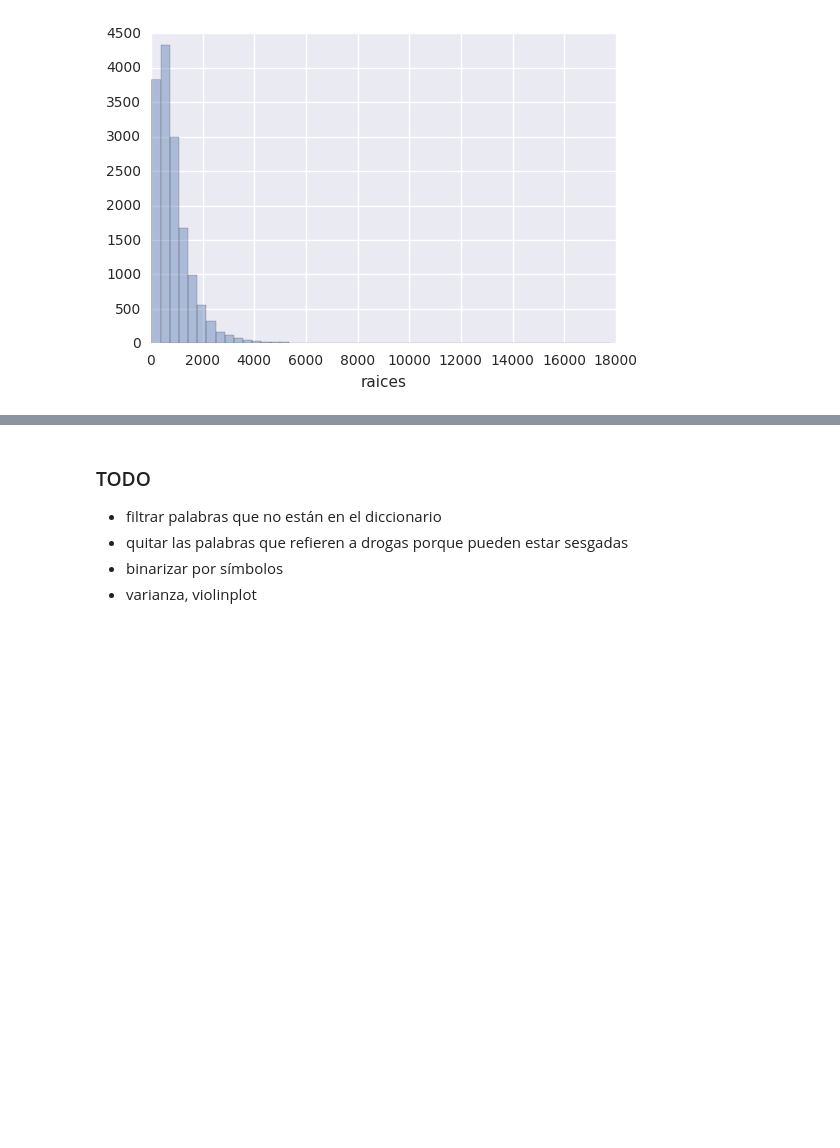
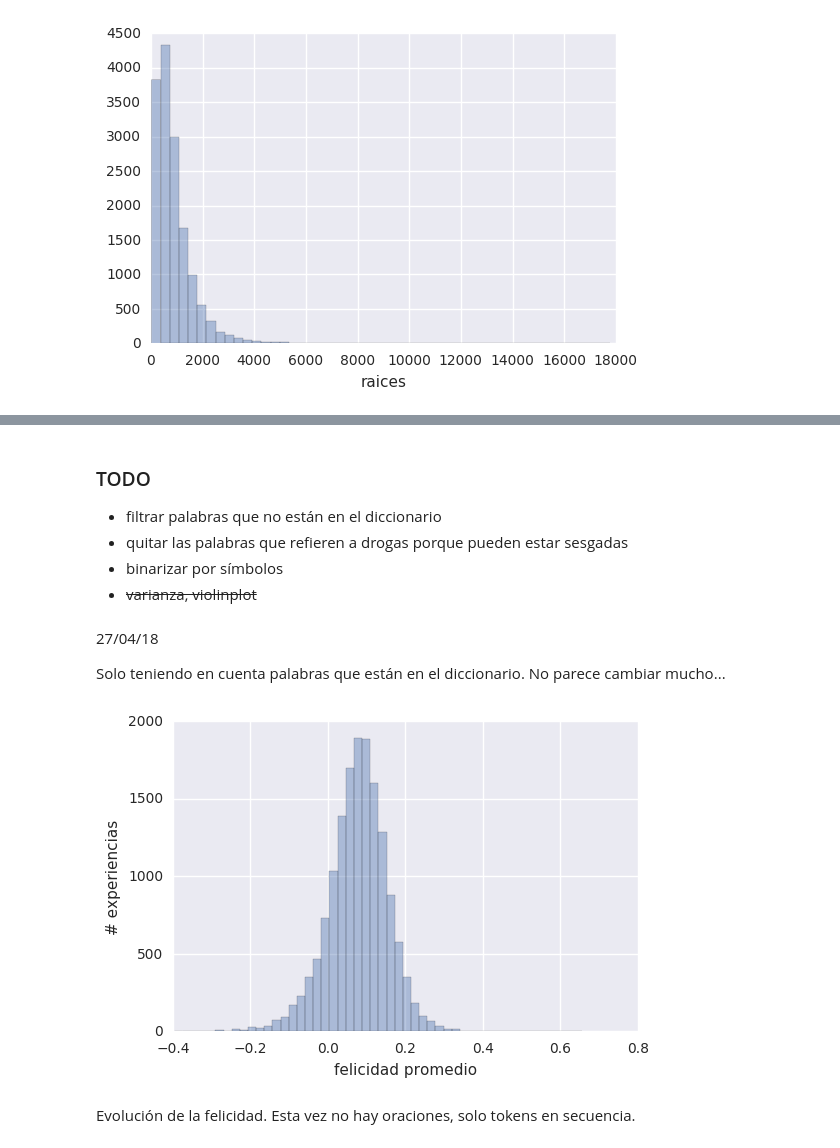
Before and after one commit to matiasbattocchia/tesis, a Jupyter notebook: Tesis.ipynb, the cells around one changed output, grey strips where cells are left out. Saved outputs shown, nothing was run; the diff lists cells and outputs as text; code cells hidden in the pictures; blank space fills up the shorter version.

```diff
--- a/Tesis.ipynb
+++ b/Tesis.ipynb
@@ -295,4 +313,21 @@ sn.distplot(ero.raices.apply(len), kde=False);
 * filtrar palabras que no están en el diccionario
 * quitar las palabras que refieren a drogas porque pueden estar sesgadas
 * binarizar por símbolos
-* varianza, violinplot
+* ~~varianza, violinplot~~
+# %% [markdown]
+27/04/18
+
+Solo teniendo en cuenta palabras que están en el diccionario. No parece cambiar mucho...
+# %%
+for i, experiencia in ero.iterrows():
+    felicidad_palabras = pd.Series([happiness.get(palabra) for palabra in experiencia.raices if happiness.get(palabra)])
+    ero.at[i, 'felicidad_raices_dicc'] = felicidad_palabras
+    ero.loc[i, 'felicidad_dicc'] = felicidad_palabras.mean()
+# %%
+sn.distplot(ero.felicidad_dicc, kde=False)
+plt.ylabel('# experiencias')
+plt.xlabel('felicidad promedio');
+# %% [output]
+[figure, added]
+# %% [markdown]
+Evolución de la felicidad. Esta vez no hay oraciones, solo tokens en secuencia.
```
Also changed, not shown: parts of 41 cells of this notebook.
